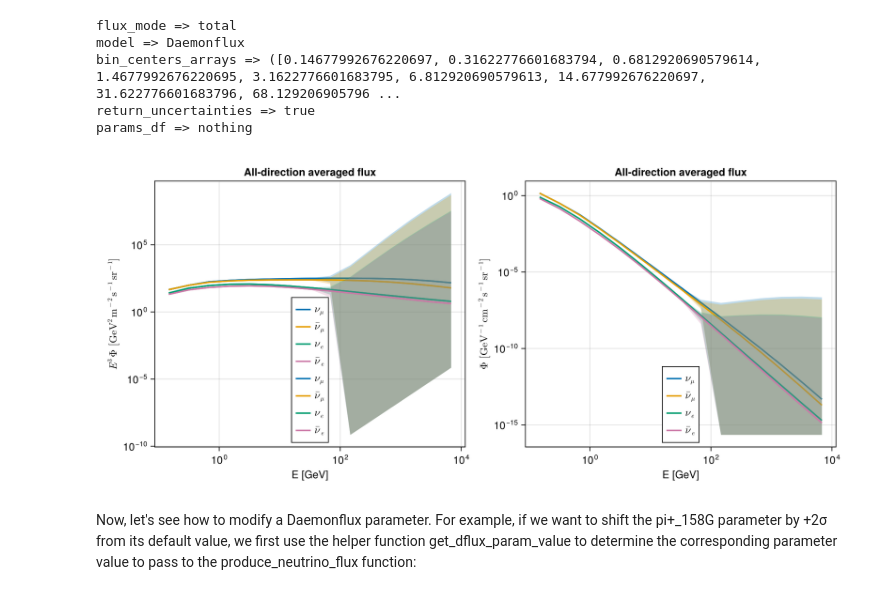
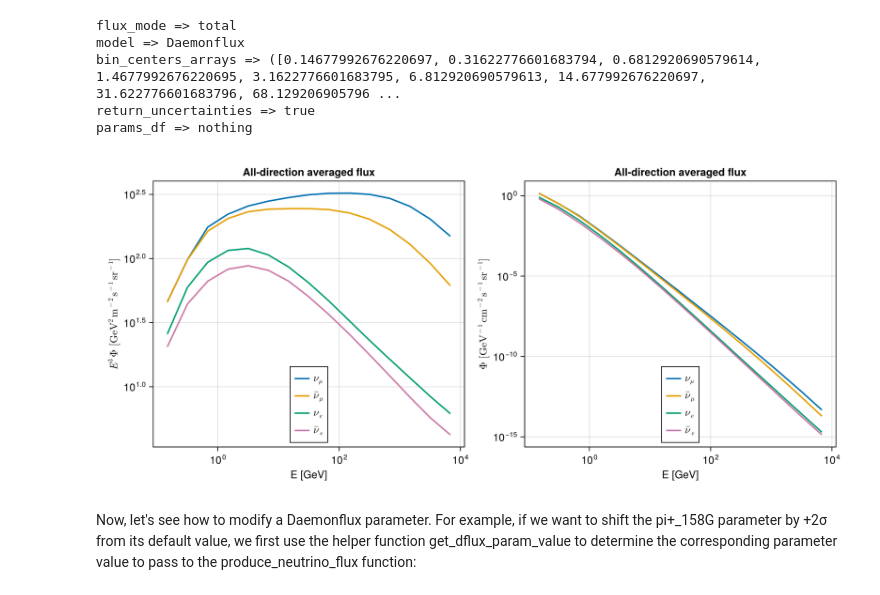
Before and after one commit to IsabelGoos/Joint-Inversion, a Jupyter notebook: ForwardModel/1-NeutrinoFlux/scripts/neutrinoFlux_tutorial.ipynb, the cells around one changed output. Drawn from its saved outputs; the diff is of its cells as text; code cells hidden in the pictures.

```diff
--- a/ForwardModel/1-NeutrinoFlux/scripts/neutrinoFlux_tutorial.ipynb
+++ b/ForwardModel/1-NeutrinoFlux/scripts/neutrinoFlux_tutorial.ipynb
@@ -284,9 +284,6 @@ ax1 = Axis(fig1[1, 1];
            xlabel = "E [GeV]",
            ylabel = L"E^3\,\Phi\ [\mathrm{GeV^{2}\,m^{-2}\,s^{-1}\,sr^{-1}}]",
            title  = "All-direction averaged flux")
-for (label, flux) in zip(labels, flux_list)
-    lines!(ax1, E, E .^ 3 .* vec(mean(flux, dims = 2)); label = label, linewidth = 2)
-end
 for (label, flux, err, c) in zip(labels, flux_list, flux_err_list, colors)
     φ  = vec(mean(flux, dims = 2))
     Δφ = vec(mean(err,  dims = 2))
@@ -302,8 +299,6 @@ ax2 = Axis(fig1[1, 2];
            title  = "All-direction averaged flux")
 for (label, flux, err, c) in zip(labels, flux_list, flux_err_list, colors)
     φ  = vec(mean(flux, dims = 2)) ./ 10000.
-    Δφ = vec(mean(err,  dims = 2)) ./ 10000.
-    band!(ax2, E, φ .- Δφ, φ .+ Δφ; color = (c, 0.25))
     lines!(ax2, E, φ; label = label, linewidth = 2, color = c)
 end
 axislegend(ax2; position = :cb)
@@ -359,9 +354,6 @@ ax1 = Axis(fig2[1, 1];
            xlabel = "E [GeV]",
            ylabel = L"E^3\,\Phi\ [\mathrm{GeV^{2}\,m^{-2}\,s^{-1}\,sr^{-1}}]",
            title  = "All-direction averaged flux")
-for (label, flux) in zip(labels, flux_list)
-    lines!(ax1, E, E .^ 3 .* vec(mean(flux, dims = 2)); label = label, linewidth = 2)
-end
 for (label, flux, err, c) in zip(labels, flux_list, flux_err_list, colors)
     φ  = vec(mean(flux, dims = 2))
     Δφ = vec(mean(err,  dims = 2))
@@ -377,8 +369,6 @@ ax2 = Axis(fig2[1, 2];
            title  = "All-direction averaged flux")
 for (label, flux, err, c) in zip(labels, flux_list, flux_err_list, colors)
     φ  = vec(mean(flux, dims = 2)) ./ 10000.
-    Δφ = vec(mean(err,  dims = 2)) ./ 10000.
-    band!(ax2, E, φ .- Δφ, φ .+ Δφ; color = (c, 0.25))
     lines!(ax2, E, φ; label = label, linewidth = 2, color = c)
 end
 axislegend(ax2; position = :cb)
@@ -485,50 +503,41 @@ bin_centers_arrays => ([0.14677992676220697, 0.31622776601683794, 0.681292069057
 return_uncertainties => true
 params_df => nothing
 # %%
+
 flux_list     = [flux_νμ,     flux_aνμ,     flux_νe,     flux_aνe]
 flux_err_list = [flux_νμ_err, flux_aνμ_err, flux_νe_err, flux_aνe_err]
 labels        = [L"\nu_\mu", L"\bar\nu_\mu", L"\nu_e", L"\bar\nu_e"]
 colors        = Makie.wong_colors()[1:4]
 
 fig3 = Figure(size = (1000, 450))
 
 ax1 = Axis(fig3[1, 1];
            xscale = log10, yscale = log10,
            xlabel = "E [GeV]",
            ylabel = L"E^3\,\Phi\ [\mathrm{GeV^{2}\,m^{-2}\,s^{-1}\,sr^{-1}}]",
            title  = "All-direction averaged flux")
-for (label, flux) in zip(labels, flux_list)
-    lines!(ax1, E, E .^ 3 .* vec(mean(flux, dims = 2)); label = label, linewidth = 2)
-end
 for (label, flux, err, c) in zip(labels, flux_list, flux_err_list, colors)
     φ  = vec(mean(flux, dims = 2))
     Δφ = vec(mean(err,  dims = 2))
     # band!(ax1, E, E .^ 3 .* (φ .- Δφ), E .^ 3 .* (φ .+ Δφ); color = (c, 0.25))
-    lower = max.(φ .- Δφ, eps(Float64))
-    upper = φ .+ Δφ
-    band!(ax1, E, E .^ 3 .* lower, E .^ 3 .* upper; color=(c, 0.25))
     lines!(ax1, E, E .^ 3 .* φ; label = label, linewidth = 2, color = c)
 end
 axislegend(ax1; position = :cb)
 
 ax2 = Axis(fig3[1, 2];
            xscale = log10, yscale = log10,
            xlabel = "E [GeV]",
            ylabel = L"\Phi\ [\mathrm{GeV^{-1}\,cm^{-2}\,s^{-1}\,sr^{-1}}]",
            title  = "All-direction averaged flux")
 for (label, flux, err, c) in zip(labels, flux_list, flux_err_list, colors)
     φ  = vec(mean(flux, dims = 2)) ./ 10000.
-    Δφ = vec(mean(err,  dims = 2)) ./ 10000.
-    lower = max.(φ .- Δφ, eps(Float64))
-    upper = φ .+ Δφ
-    band!(ax2, E, lower, upper; color = (c, 0.25))
     lines!(ax2, E, φ; label = label, linewidth = 2, color = c)
 end
 axislegend(ax2; position = :cb)
 
 fig3
 # %% [output]
-[figure, old version]
+[figure, new version]
 # %% [markdown]
 Now, let's see how to modify a Daemonflux parameter. For example, if we want to shift the pi+_158G parameter by +2σ from its default value, we first use the helper function get_dflux_param_value to determine the corresponding parameter value to pass to the produce_neutrino_flux function:
 # %%
```
Also changed, not shown: parts of 7 cells of this notebook.
